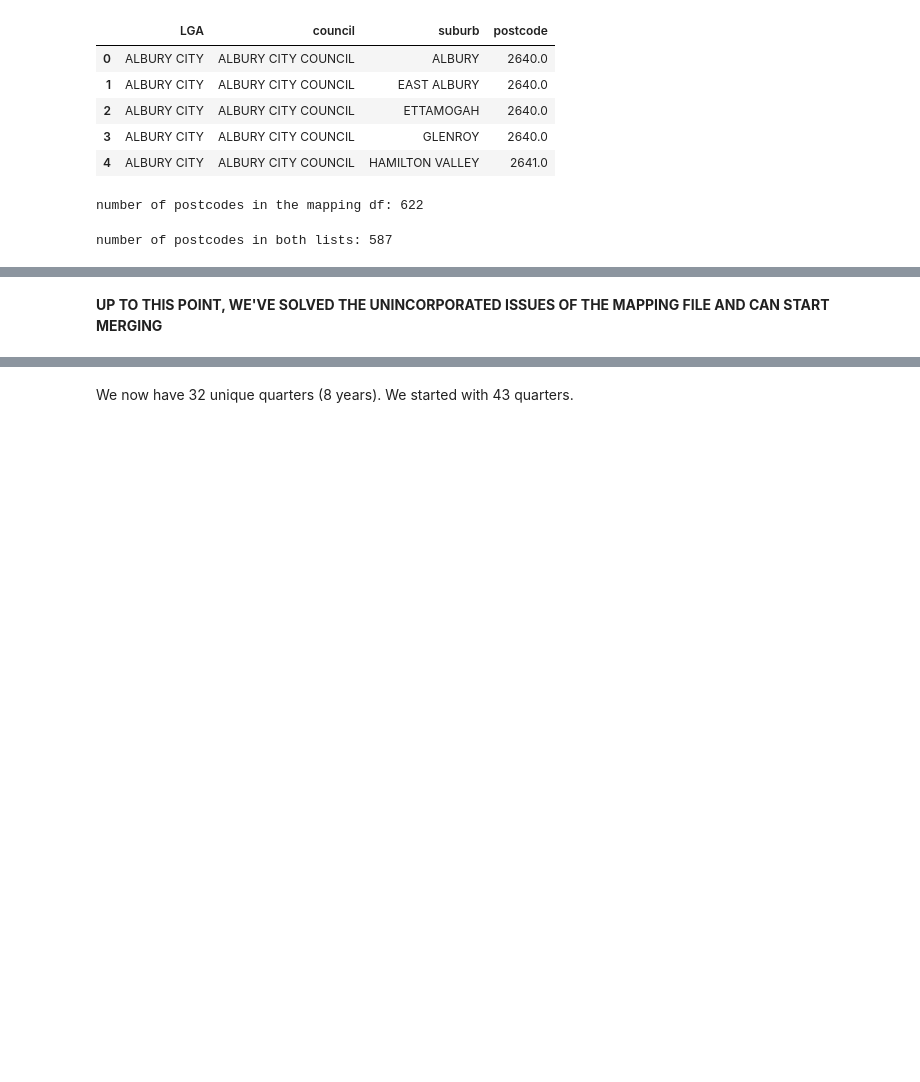
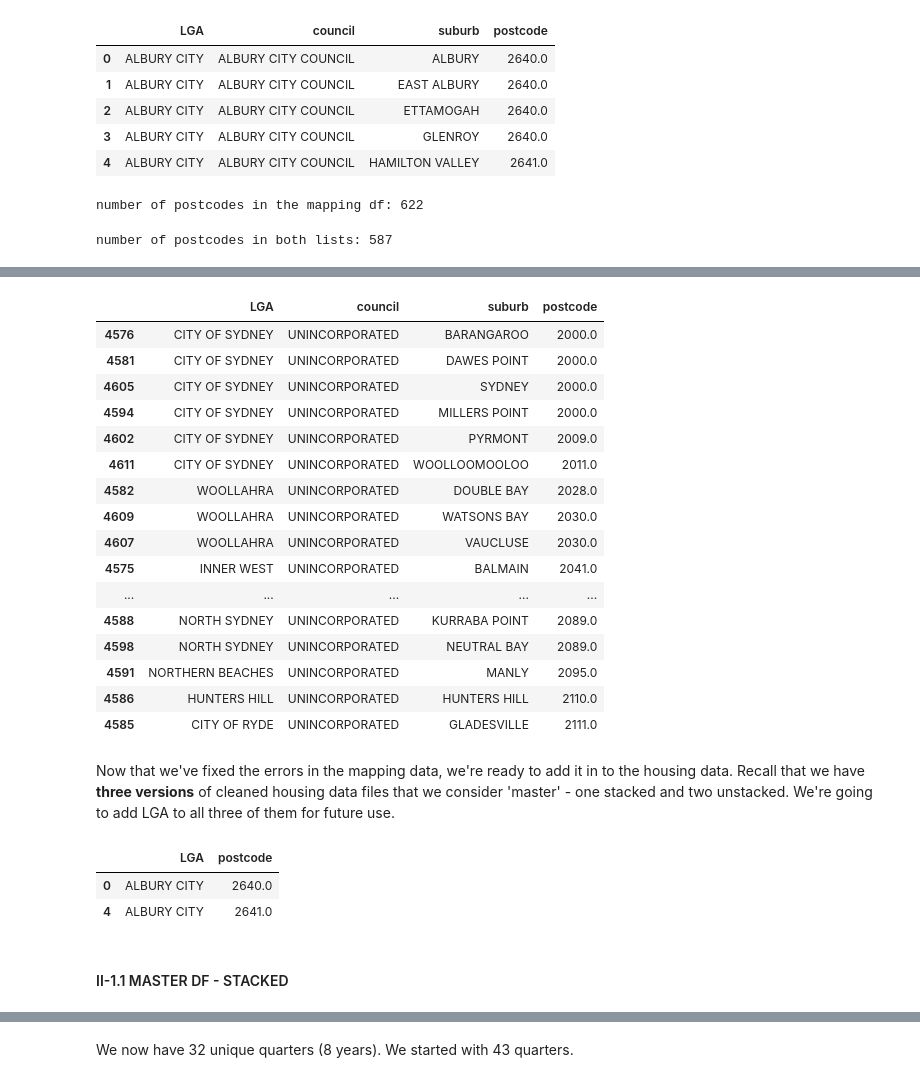
Before and after one commit to walthersy/NSW-house-price, a Jupyter notebook: Chris - Data Cleaning Pt2 (LGA mapping & features data).ipynb, the cells around one changed output, grey strips where cells are left out. Saved outputs shown, nothing was run; the diff lists cells and outputs as text; code cells hidden in the pictures; blank space fills up the shorter version.

```diff
--- a/Chris - Data Cleaning Pt2 (LGA mapping & features data).ipynb
+++ b/Chris - Data Cleaning Pt2 (LGA mapping & features data).ipynb
@@ -598,5 +639,5 @@ unico
 # %%
-# import manully looked-up LGAs for unicorporated ones
+# Import manully looked-up LGAs for unicorporated ones
 
 patch = ["CITY OF SYDNEY",
 "CITY OF SYDNEY",
@@ -620,32 +661,50 @@ patch = ["CITY OF SYDNEY",
 "HUNTERS HILL",
 "CITY OF RYDE",
 "WENTWORTH SHIRE",
 "WENTWORTH SHIRE",
 "CENTRAL DARLING SHIRE",
 "BOURKE SHIRE",
 "CENTRAL DARLING SHIRE",
 "UNICORPORATED FAR WEST",
 "UNICORPORATED FAR WEST",
 "UNICORPORATED FAR WEST",
 "UNICORPORATED FAR WEST",
 "UNICORPORATED FAR WEST",
 "UNICORPORATED FAR WEST",
 "UNICORPORATED FAR WEST",
 "UNICORPORATED FAR WEST",
 "UNICORPORATED FAR WEST"]
 
 # Add patch
 unico['LGA patch'] = patch
 
 # Drop LGA
 unico = unico.drop(columns=['LGA'],axis=1)
 
 # Remane patch as the new LGA
 unico = unico.rename(columns={"LGA patch":"LGA"})
 
 # Reorder columns
 cols = ['LGA', 'council', 'suburb', 'postcode']
 unico = unico[cols]
 
-unico.head()
+unico.loc[unico['council']=='UNINCORPORATED']
+# %% [output]
+|  | LGA | council | suburb | postcode |
+| 4576 | CITY OF SYDNEY | UNINCORPORATED | BARANGAROO | 2000.0 |
+| 4581 | CITY OF SYDNEY | UNINCORPORATED | DAWES POINT | 2000.0 |
+| 4605 | CITY OF SYDNEY | UNINCORPORATED | SYDNEY | 2000.0 |
+| 4594 | CITY OF SYDNEY | UNINCORPORATED | MILLERS POINT | 2000.0 |
+| 4602 | CITY OF SYDNEY | UNINCORPORATED | PYRMONT | 2009.0 |
+| 4611 | CITY OF SYDNEY | UNINCORPORATED | WOOLLOOMOOLOO | 2011.0 |
+| 4582 | WOOLLAHRA | UNINCORPORATED | DOUBLE BAY | 2028.0 |
+| 4609 | WOOLLAHRA | UNINCORPORATED | WATSONS BAY | 2030.0 |
+| 4607 | WOOLLAHRA | UNINCORPORATED | VAUCLUSE | 2030.0 |
+| 4575 | INNER WEST | UNINCORPORATED | BALMAIN | 2041.0 |
+| ... | ... | ... | ... | ... |
+| 4588 | NORTH SYDNEY | UNINCORPORATED | KURRABA POINT | 2089.0 |
+| 4598 | NORTH SYDNEY | UNINCORPORATED | NEUTRAL BAY | 2089.0 |
+| 4591 | NORTHERN BEACHES | UNINCORPORATED | MANLY | 2095.0 |
+| 4586 | HUNTERS HILL | UNINCORPORATED | HUNTERS HILL | 2110.0 |
+| 4585 | CITY OF RYDE | UNINCORPORATED | GLADESVILLE | 2111.0 |
 # %%
@@ -658,13 +716,19 @@ mapping = mapping.append(unico)
 # Save complete mapping df to csv
 mapping.to_csv('Files/Area/Cleaned_LGA_Mapping_07102021.csv', index=False)
 # %% [markdown]
-**UP TO THIS POINT, WE'VE SOLVED THE UNINCORPORATED ISSUES OF THE MAPPING FILE AND CAN START MERGING**
+Now that we've fixed the errors in the mapping data, we're ready to add it in to the housing data. Recall that we have **three versions** of cleaned housing data files that we consider 'master' - one stacked and two unstacked. We're going to add LGA to all three of them for future use.
 # %%
-# Remove the suburb and council columns
+# Drop the suburb and council columns
 mapping_reduce = mapping.drop(columns=['council','suburb'], axis=1)
 
 # Drop duplicates
 mapping_reduce = mapping_reduce.drop_duplicates()
 
-mapping_reduce
+mapping_reduce.head(2)
+# %% [output]
+|  | LGA | postcode |
+| 0 | ALBURY CITY | 2640.0 |
+| 4 | ALBURY CITY | 2641.0 |
+# %% [markdown]
+#### II-1.1 MASTER DF - STACKED
 # %%
```
Also changed, not shown: parts of 86 cells of this notebook, 6 other files.
